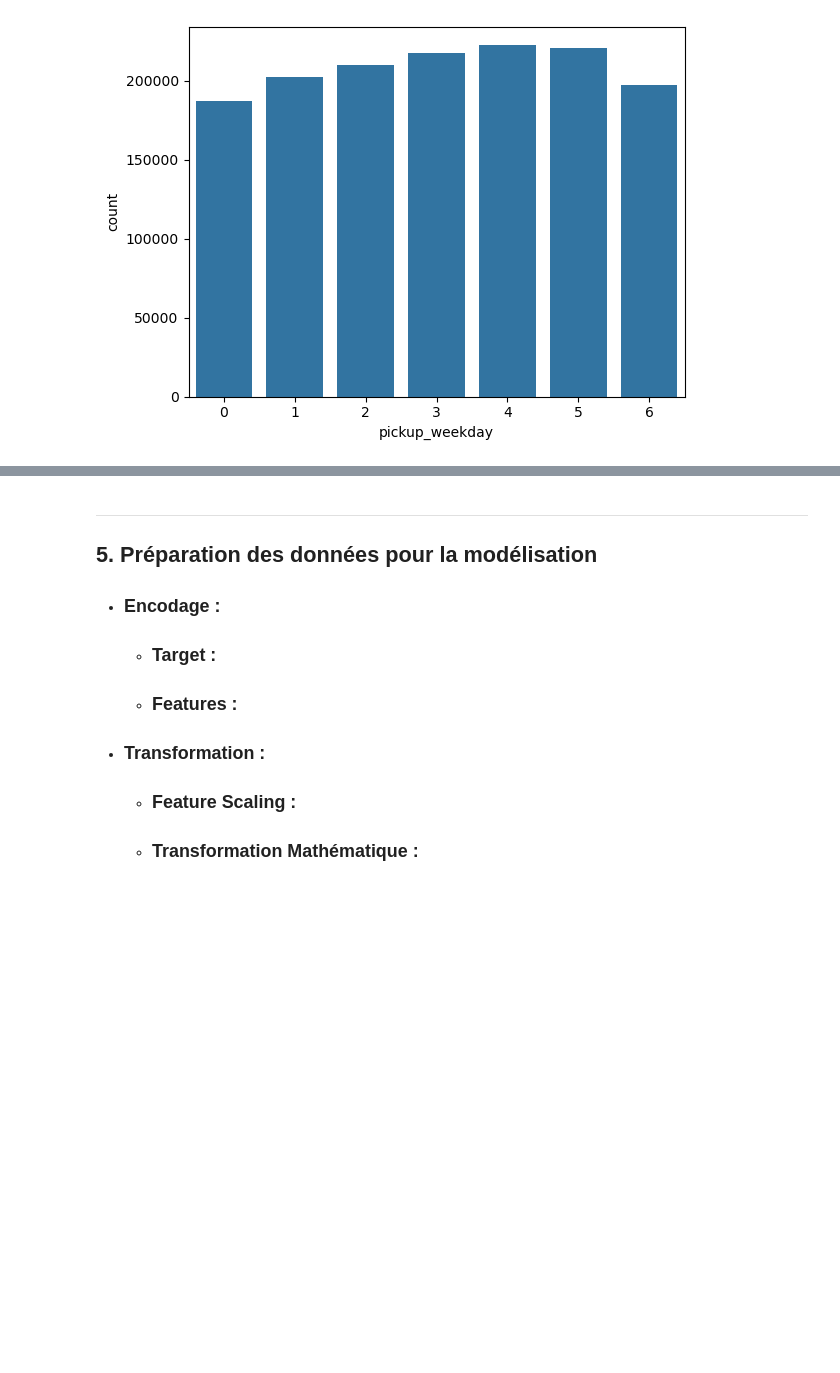
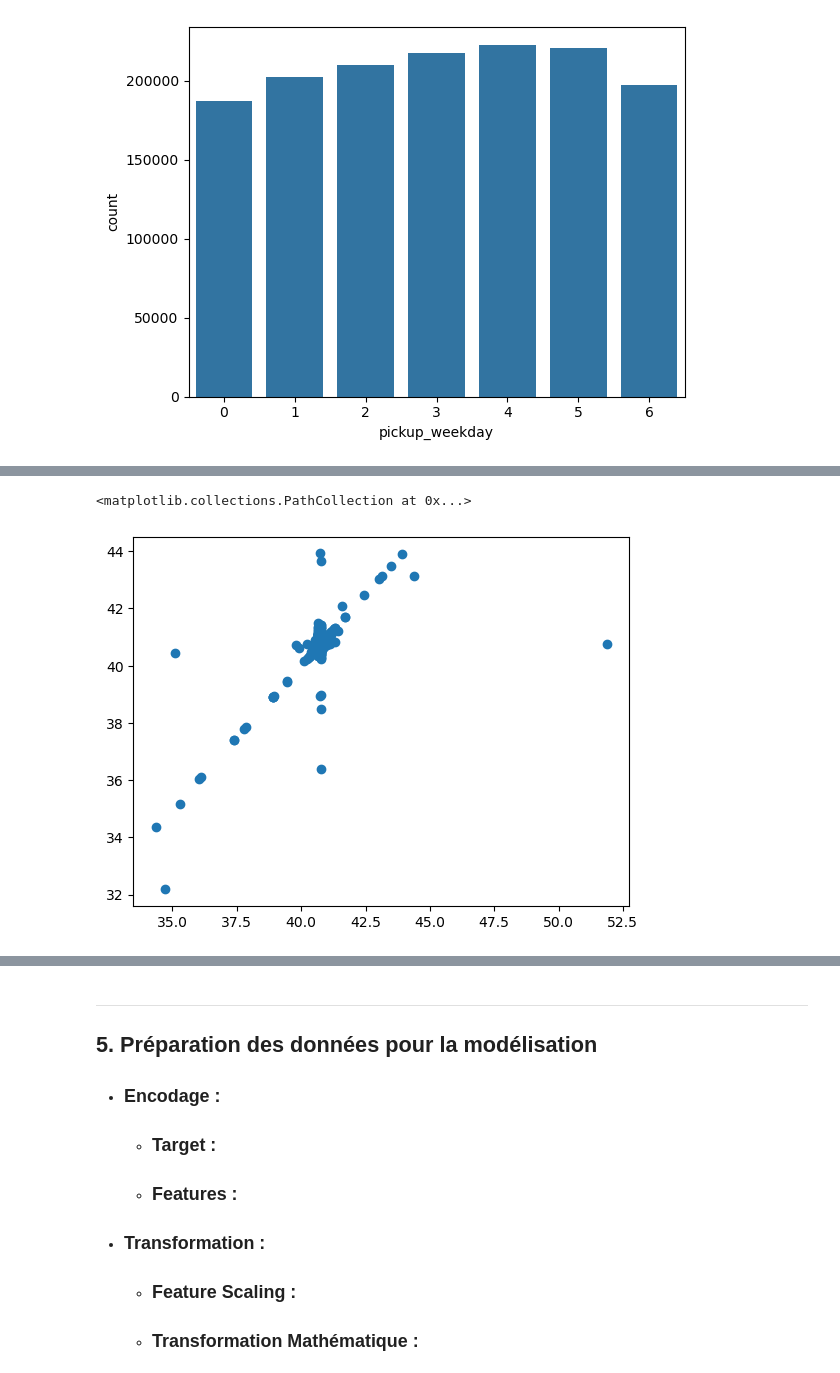
Before and after one commit to Chriishero/Programmation, a Jupyter notebook: Python/Intelligence Artificielle/Projet/New York City Taxi Trip Duration (Kaggle)/EDA.ipynb, the cells around one changed output, grey strips where cells are left out. Drawn from its saved outputs; the diff is of its cells as text; code cells hidden in the pictures; blank space fills up the shorter version.

```diff
--- a/Python/Intelligence Artificielle/Projet/New York City Taxi Trip Duration (Kaggle)/EDA.ipynb
+++ b/Python/Intelligence Artificielle/Projet/New York City Taxi Trip Duration (Kaggle)/EDA.ipynb
@@ -371,0 +412,5 @@ sns.countplot(x=df["pickup_weekday"], data=df)
+# %%
+plt.scatter(df["pickup_latitude"], df["dropoff_latitude"])
+# %% [output]
+<matplotlib.collections.PathCollection at 0x...>
+[figure, added]
```
Also changed, not shown: parts of 35 cells of this notebook, 4 other files.
